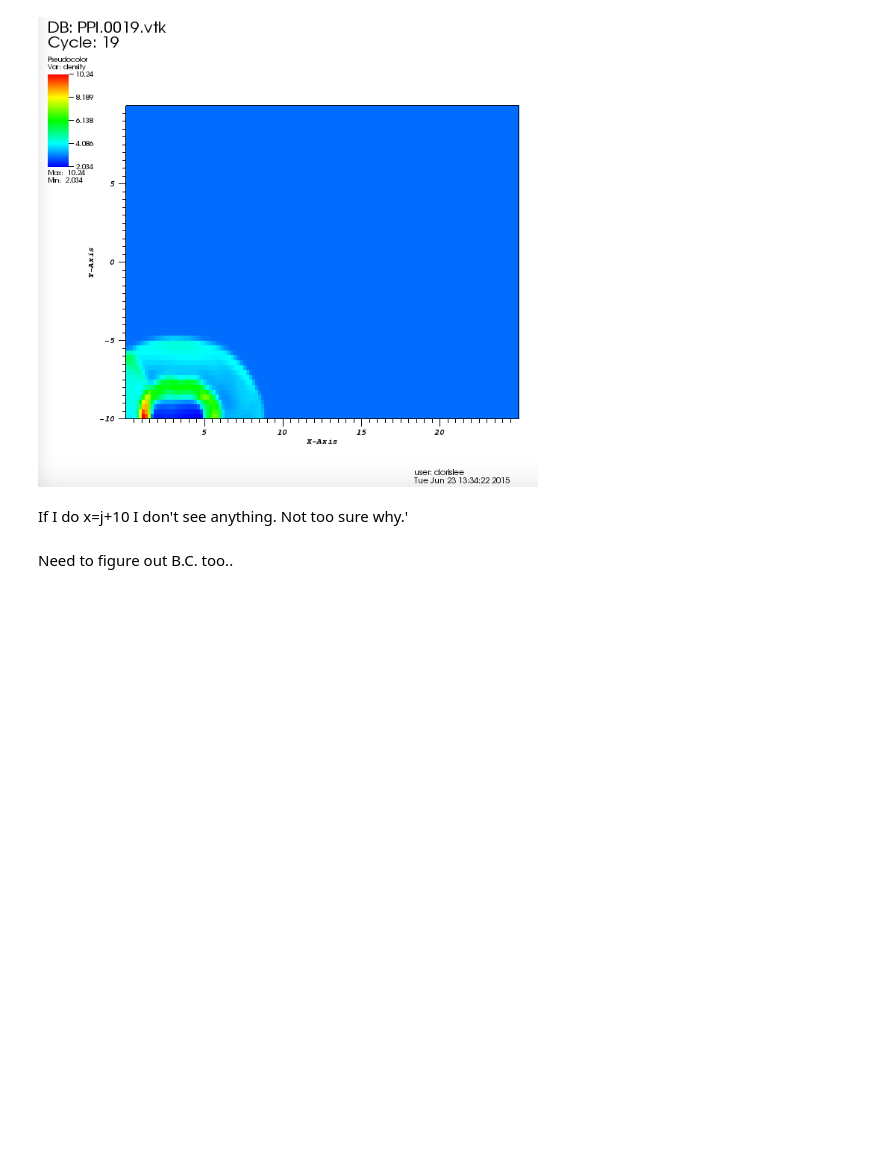
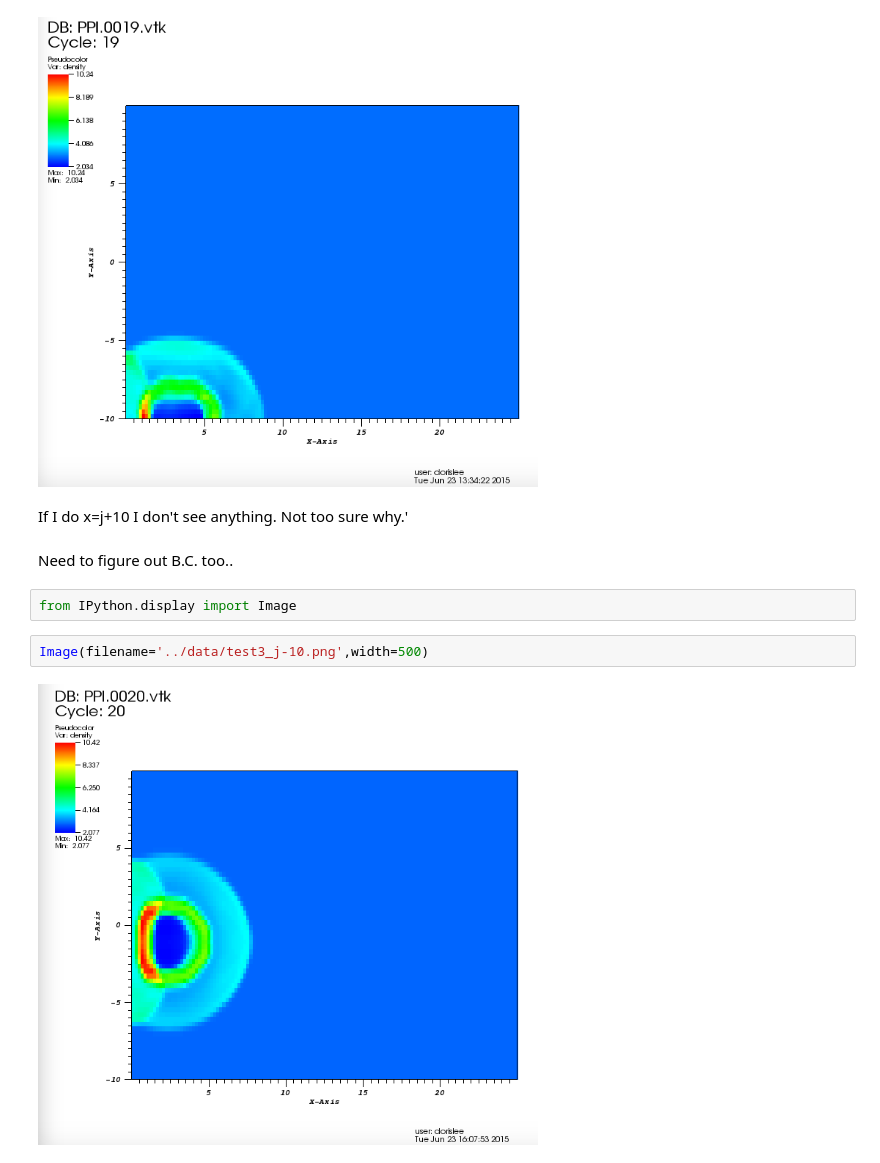
Before and after one commit to dorisjlee/usrp, a Jupyter notebook: notes/06_23_2015.ipynb, the cells around one changed output. Cells and saved outputs as stored; diff of their text form; blank space fills up the shorter version.

```diff
--- a/notes/06_23_2015.ipynb
+++ b/notes/06_23_2015.ipynb
@@ -150,3 +150,9 @@ Image(filename='../test1/test1.png',width=500)
 If I do x=j+10 I don't see anything. Not too sure why.'
 # %% [markdown]
 Need to figure out B.C. too..
+# %%
+from IPython.display import Image
+# %%
+Image(filename='../data/test3_j-10.png',width=500)
+# %% [output]
+[figure, added]
```
Also changed, not shown: parts of 14 cells of this notebook, 13 other files.
